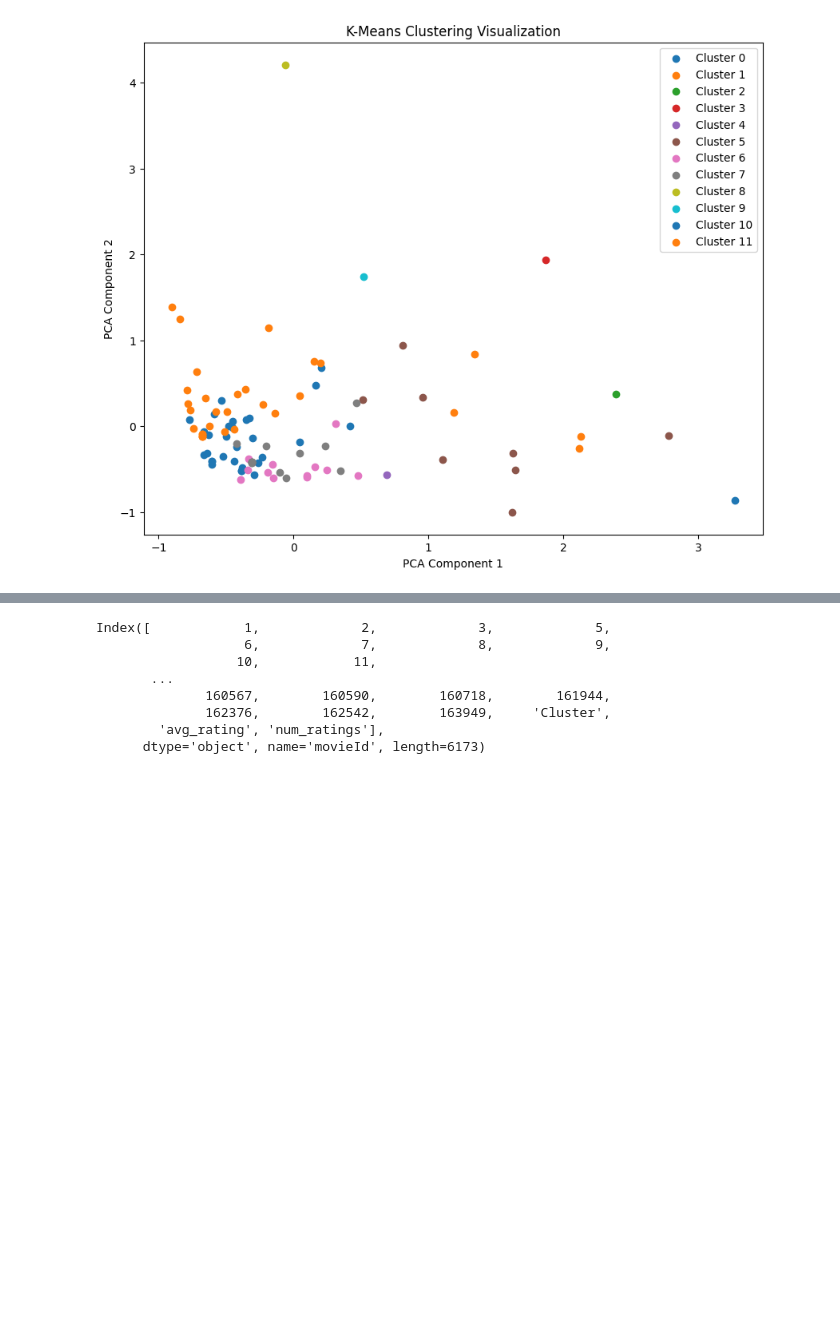
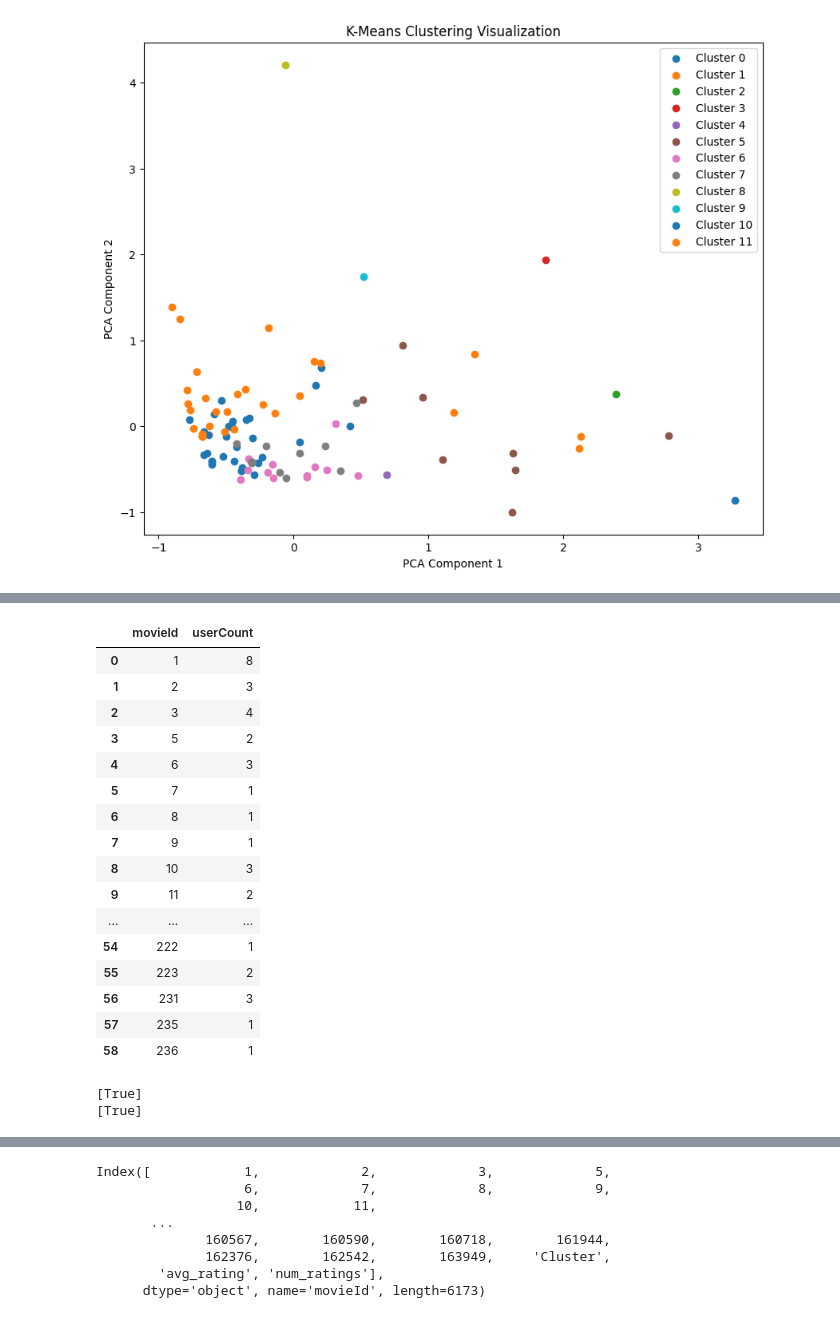
Before and after one commit to AnnieYurongHuang/bound, a Jupyter notebook: main.ipynb, the cells around one changed output, grey strips where cells are left out. Cells and saved outputs as stored; diff of their text form; code cells hidden in the pictures; blank space fills up the shorter version.

```diff
--- a/main.ipynb
+++ b/main.ipynb
@@ -202,0 +207,78 @@ KeyError: 'Cluster'
+# %%
+def cluster_movie_user_count(users_fav_movies, users_cluster):
+    # Merge the two data frames on userId
+    merged_df = users_fav_movies.merge(users_cluster, on='userId')
+
+    # Group by clusterId and movieId, then count the occurrences of userId
+    grouped = merged_df.groupby(['Cluster', 'movieId']).size().reset_index(name='userCount')
+
+    # Create a dictionary mapping clusterId to data frames
+    cluster_dict = {}
+    for cluster_id, group in grouped.groupby('Cluster'):
+        cluster_dict[cluster_id] = group[['movieId', 'userCount']].reset_index(drop=True)
+
+    return cluster_dict
+
+cluster_dict = cluster_movie_user_count(users_fav_movies, users_cluster)
+cluster_dict[0]
+# %% [output]
+|  | movieId | userCount |
+| 0 | 1 | 8 |
+| 1 | 2 | 3 |
+| 2 | 3 | 4 |
+| 3 | 5 | 2 |
+| 4 | 6 | 3 |
+| 5 | 7 | 1 |
+| 6 | 8 | 1 |
+| 7 | 9 | 1 |
+| 8 | 10 | 3 |
+| 9 | 11 | 2 |
+| ... | ... | ... |
+| 54 | 222 | 1 |
+| 55 | 223 | 2 |
+| 56 | 231 | 3 |
+| 57 | 235 | 1 |
+| 58 | 236 | 1 |
+# %%
+import pickle
+
+class SaveLoadFiles:
+    def save(self, filename, data):
+        try:
+            file = open('./' + filename + '.pkl', 'wb')
+            pickle.dump(data, file)
+        except:
+            err = 'Error: {0}, {1}'.format(exc_info()[0], exc_info()[1])
+            print(err)
+            file.close()
+            return [False, err]
+        else:
+            file.close()
+            return [True]
+    def load(self, filename):
+        try:
+            file = open('./' + filename + '.pkl', 'rb')
+        except:
+            err = 'Error: {0}, {1}'.format(exc_info()[0], exc_info()[1])
+            print(err)
+            file.close()
+            return [False, err]
+        else:
+            data = pickle.load(file)
+            file.close()
+            return data
+    def loadClusterMoviesDataset(self):
+        return self.load('clusters_movies_dataset')
+    def saveClusterMoviesDataset(self, data):
+        return self.save('clusters_movies_dataset', data)
+    def loadUsersClusters(self):
+        return self.load('users_clusters')
+    def saveUsersClusters(self, data):
+        return self.save('users_clusters', data)
+
+saveLoadFiles = SaveLoadFiles()
+print(saveLoadFiles.saveClusterMoviesDataset(cluster_dict))
+print(saveLoadFiles.saveUsersClusters(users_cluster))
+# %% [output]
+[True]
+[True]
```
Also changed, not shown: parts of 10 cells of this notebook.
